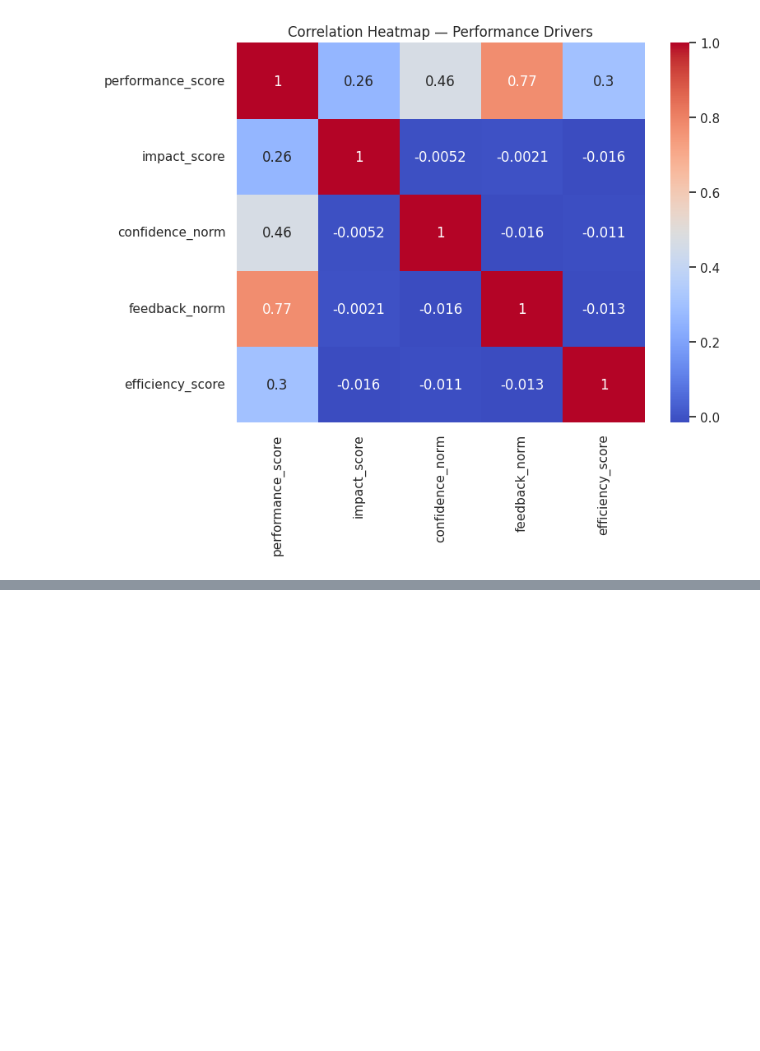
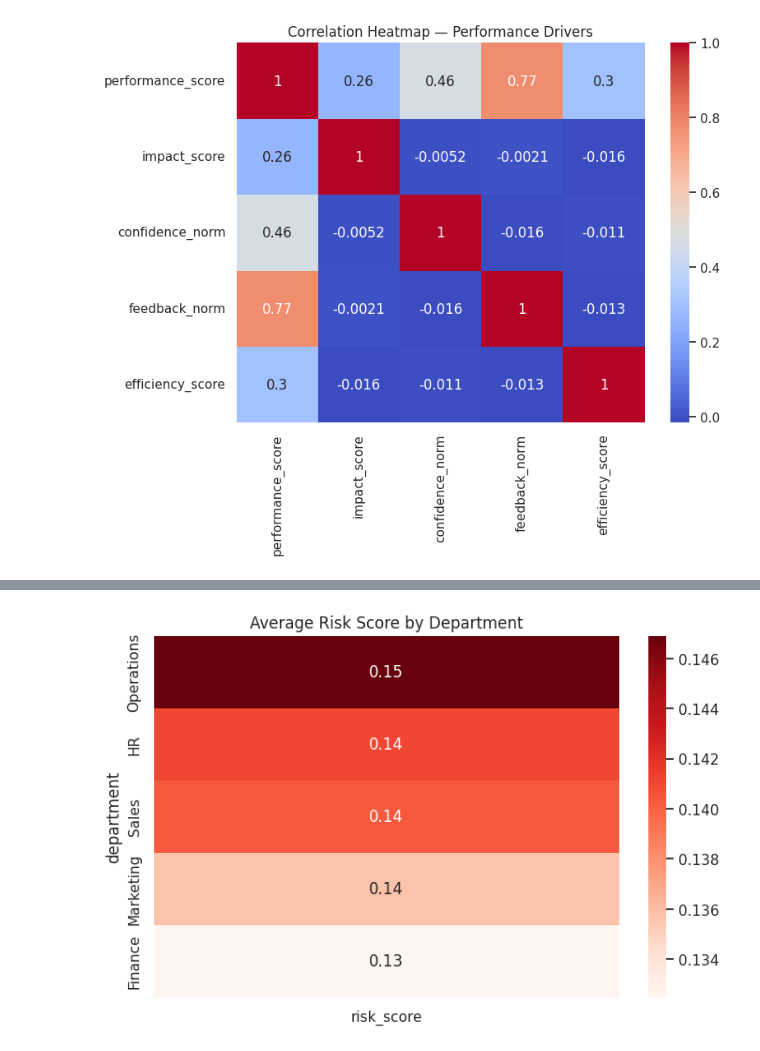
Before and after one commit to Annrosejojue/ai-chatbot-performance-intelligence, a Jupyter notebook: AI_Chatbot_Performance_Intelligence_Dashboard.ipynb, the cells around one changed output, grey strips where cells are left out. Cells and saved outputs as stored; diff of their text form; code cells hidden in the pictures; blank space fills up the shorter version.

Commit message:
risk‑tagged dataset

```diff
--- a/AI_Chatbot_Performance_Intelligence_Dashboard.ipynb
+++ b/AI_Chatbot_Performance_Intelligence_Dashboard.ipynb
@@ -355,0 +523,77 @@ Model + dataset saved for Day 4!
+# %%
+sns.set(style="whitegrid")
+pd.set_option('display.max_columns', None)
+
+# ---------------------------------------------------------
+# 1. Load dataset (from Day 3.5 or Day 2)
+# ---------------------------------------------------------
+
+df = pd.read_csv("cleaned_chatbot_data.csv")
+df = df.dropna(subset=['user_feedback_rating'])
+
+# Recreate engineered features
+df['response_time_sec'] = df['response_time_ms'] / 1000
+df['efficiency_score'] = 1 / (1 + df['response_time_sec'])
+df['confidence_norm'] = df['bot_response_confidence'] / df['bot_response_confidence'].max()
+
+impact_map = {"Low": 1, "Medium": 2, "High": 3}
+df['impact_score'] = df['estimated_business_impact'].map(impact_map)
+
+# ---------------------------------------------------------
+# 2. Define Risk Rules
+# ---------------------------------------------------------
+
+df['low_confidence_flag'] = (df['bot_response_confidence'] < 0.6).astype(int)
+df['high_impact_flag'] = (df['impact_score'] == 3).astype(int)
+df['slow_response_flag'] = (df['response_time_ms'] > 2000).astype(int)
+df['low_feedback_flag'] = (df['user_feedback_rating'] <= 2).astype(int)
+
+# ---------------------------------------------------------
+# 3. Combined Risk Score
+# ---------------------------------------------------------
+
+df['risk_score'] = (
+    0.4 * df['low_confidence_flag'] +
+    0.3 * df['high_impact_flag'] +
+    0.2 * df['slow_response_flag'] +
+    0.1 * df['low_feedback_flag']
+)
+
+# ---------------------------------------------------------
+# 4. Risk Level Categorization
+# ---------------------------------------------------------
+
+def risk_label(score):
+    if score >= 0.7:
+        return "High Risk"
+    elif score >= 0.3:
+        return "Medium Risk"
+    else:
+        return "Low Risk"
+
+df['risk_level'] = df['risk_score'].apply(risk_label)
+
+# ---------------------------------------------------------
+# 5. Risk Summary
+# ---------------------------------------------------------
+
+print("\nRisk Level Distribution:")
+print(df['risk_level'].value_counts())
+
+# ---------------------------------------------------------
+# 6. Department-wise Risk Heatmap
+# ---------------------------------------------------------
+
+dept_risk = df.pivot_table(
+    values='risk_score',
+    index='department',
+    aggfunc='mean'
+).sort_values(by='risk_score', ascending=False)
+
+plt.figure(figsize=(8,5))
+sns.heatmap(dept_risk, annot=True, cmap='Reds')
+plt.title("Average Risk Score by Department")
+plt.show()
+
+# ------------------------------------------------
+# %% [output]
@@ -355,0 +605 @@ Model + dataset saved for Day 4!
+[figure, added]
```
Also changed, not shown: parts of 3 cells of this notebook.
